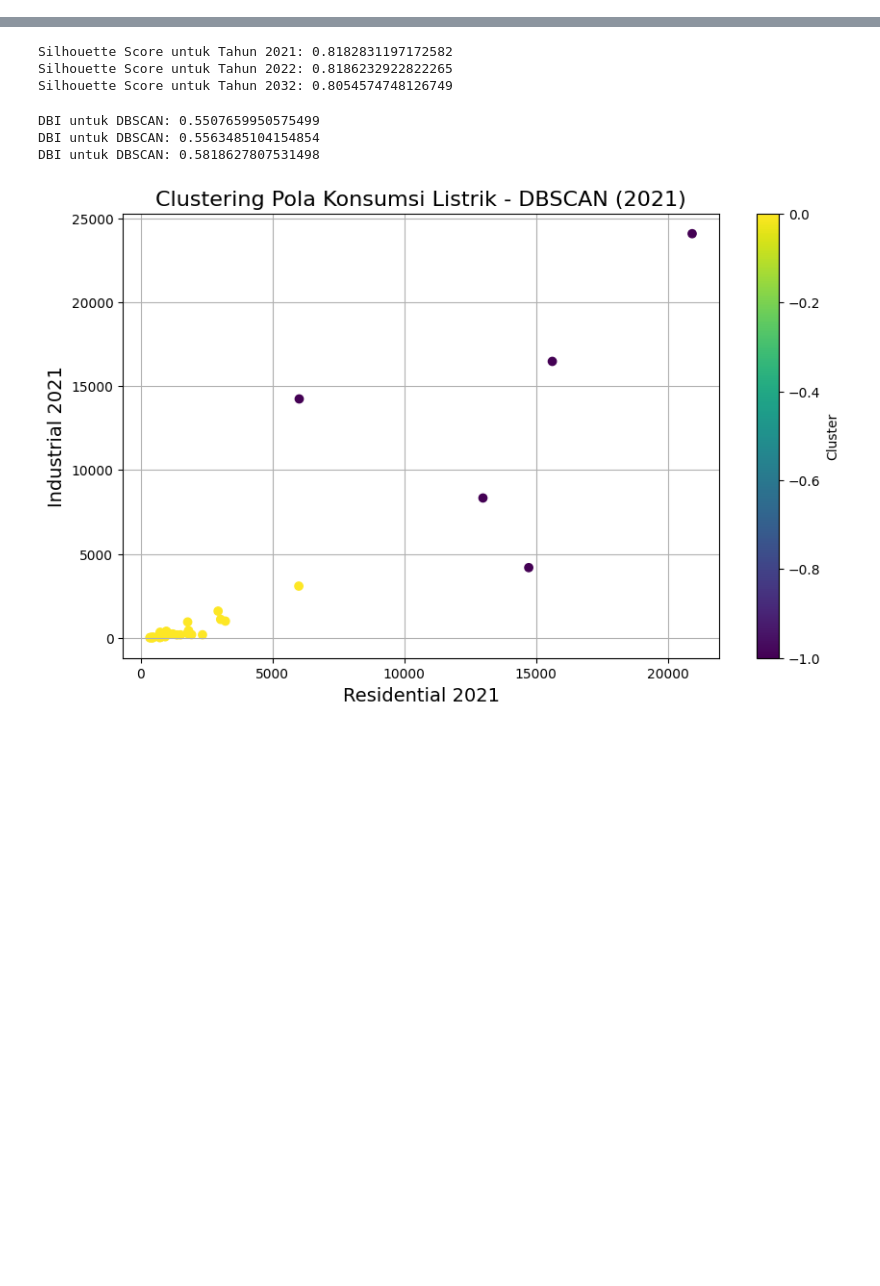
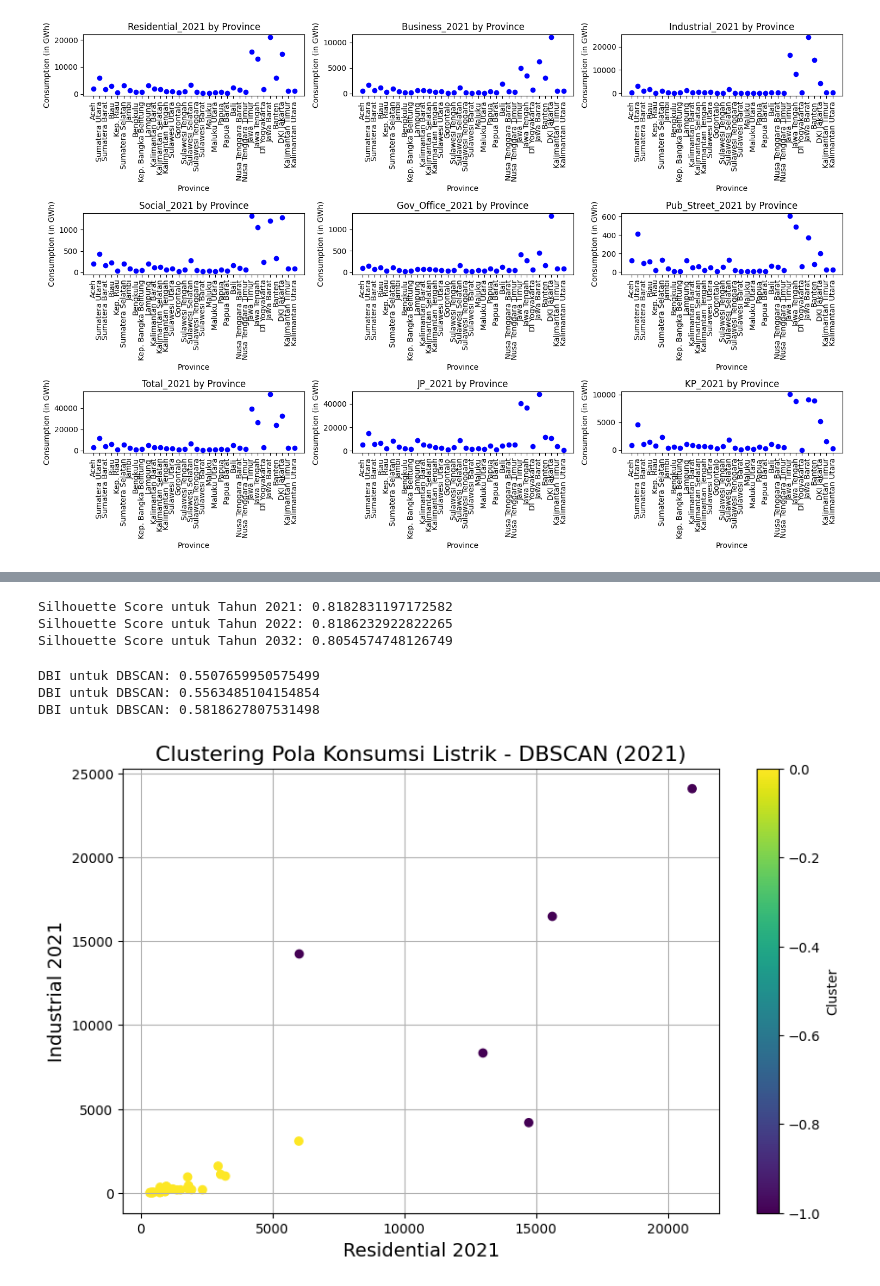
Before and after one commit to XQVWMM/konsumsi-listrik-notebook, a Jupyter notebook: DBSCAN.ipynb, the cells around one changed output, grey strips where cells are left out. Cells and saved outputs as stored; diff of their text form; code cells hidden in the pictures; blank space fills up the shorter version.

```diff
--- a/DBSCAN.ipynb
+++ b/DBSCAN.ipynb
@@ -67,6 +67,32 @@ Provinsi yang masuk dalam Cluster -1:
 [figure]
 Jumlah cluster yang ditemukan: 1
 Jumlah outlier: 5
+# %%
+num_plots = len(features)
+cols = 3
+rows = (num_plots // cols) + (1 if num_plots % cols != 0 else 0)
+
+# Create a grid of subplots
+fig, axes = plt.subplots(rows, cols, figsize=(15, 10))
+axes = axes.flatten()
+
+# Plot each feature in the grid
+for i, feature in enumerate(features):
+    axes[i].scatter(data['Province'], data[feature], color='blue', marker='o')
+    axes[i].set_title(f'{feature} by Province', fontsize=12)
+    axes[i].set_xlabel('Province', fontsize=10)
+    axes[i].set_ylabel('Consumption (in GWh)', fontsize=10)
+    axes[i].tick_params(axis='x', rotation=90)
+
+# Remove empty subplots if any
+for i in range(num_plots, len(axes)):
+    fig.delaxes(axes[i])
+
+# Adjust layout for better presentation
+plt.tight_layout()
+plt.show()
+# %% [output]
+[figure, added]
 # %%
 features = ['Residential_2022', 'Business_2022', 'Industrial_2022', 'Social_2022', 'Gov_Office_2022', 'Pub_Street_2022', 'Total_2022', 'JP_2022', 'KP_2022']
 
```
Also changed, not shown: parts of 3 cells of this notebook, 11 other files.
